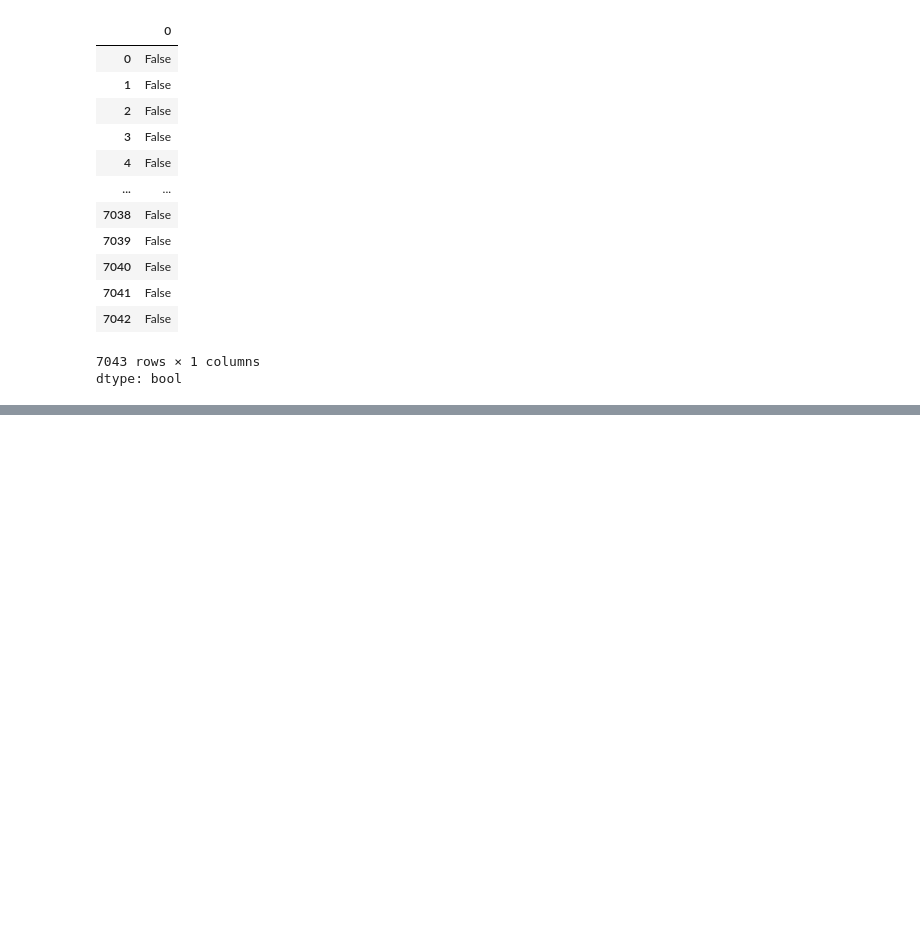
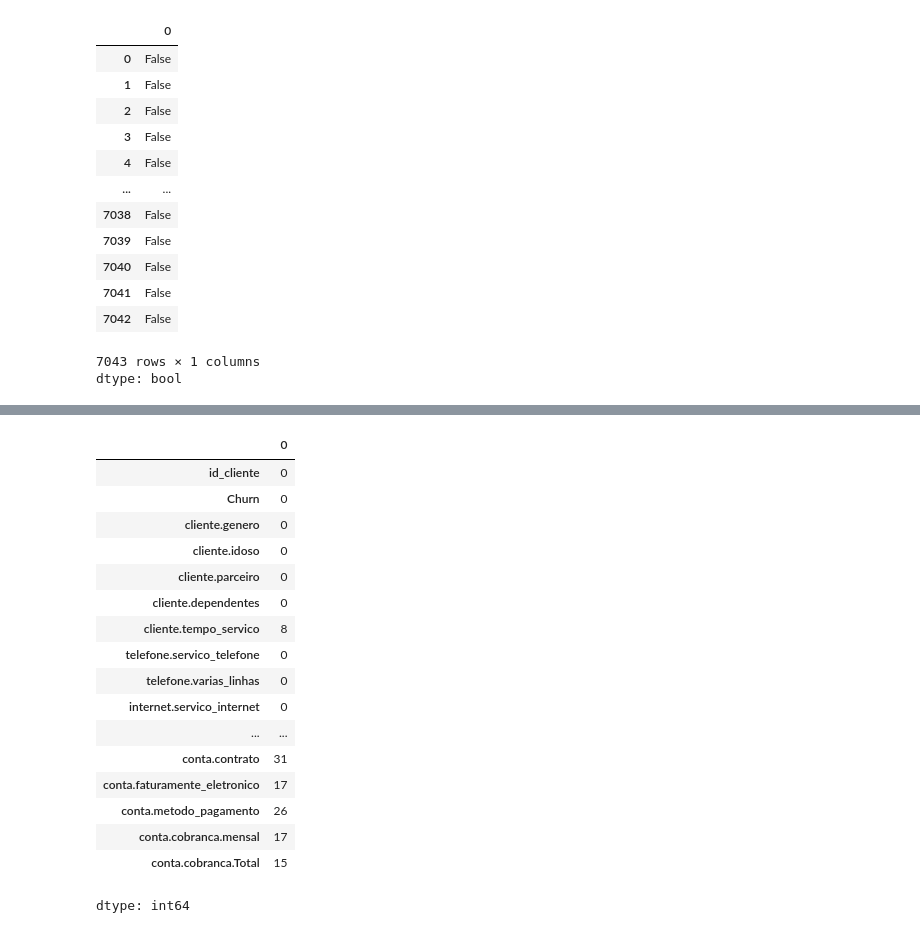
Before and after one commit to vitormessaggi/Cursos-Alura, a Jupyter notebook: Data Analytics/Preparação de dados/01/Analise e limpeza de dados.ipynb, the cells around one changed output, grey strips where cells are left out. Cells and saved outputs as stored; diff of their text form; code cells hidden in the pictures; blank space fills up the shorter version.

```diff
--- a/Data Analytics/Preparação de dados/01/Analise e limpeza de dados.ipynb
+++ b/Data Analytics/Preparação de dados/01/Analise e limpeza de dados.ipynb
@@ -359,0 +380,21 @@ dtype: bool
+# %%
+dados_nvazio.isna().sum()
+# %% [output]
+|  | 0 |
+| id_cliente | 0 |
+| Churn | 0 |
+| cliente.genero | 0 |
+| cliente.idoso | 0 |
+| cliente.parceiro | 0 |
+| cliente.dependentes | 0 |
+| cliente.tempo_servico | 8 |
+| telefone.servico_telefone | 0 |
+| telefone.varias_linhas | 0 |
+| internet.servico_internet | 0 |
+| ... | ... |
+| conta.contrato | 31 |
+| conta.faturamente_eletronico | 17 |
+| conta.metodo_pagamento | 26 |
+| conta.cobranca.mensal | 17 |
+| conta.cobranca.Total | 15 |
+dtype: int64
```
Also changed, not shown: parts of 8 cells of this notebook.
